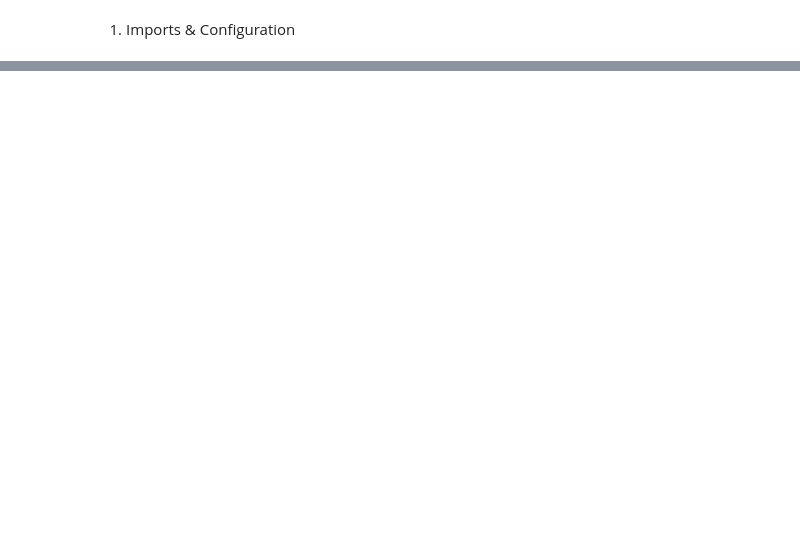
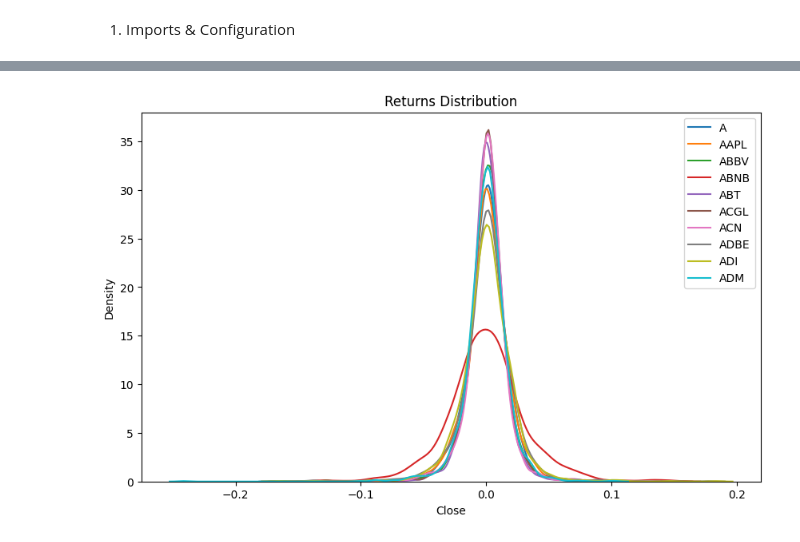
Before and after one commit to thepkcodes/Stock-Market-Analysis-And-Prediction, a Jupyter notebook: notebooks/1_EDA.ipynb, the cells around one changed output, grey strips where cells are left out. Drawn from its saved outputs; the diff is of its cells as text; code cells hidden in the pictures; blank space fills up the shorter version.

```diff
--- a/notebooks/1_EDA.ipynb
+++ b/notebooks/1_EDA.ipynb
@@ -13,0 +89,10 @@ ModuleNotFoundError: No module named 'seaborn'
+# %%
+# Batch Distribution of Returns
+plt.figure(figsize=(10, 6))
+for sym, df in dfs.items():
+    sns.kdeplot(df["Close"].pct_change().dropna(), label=sym)
+plt.legend();
+plt.title("Returns Distribution");
+plt.show()
+# %% [output]
+[figure, added]
```
Also changed, not shown: parts of 14 cells of this notebook.
